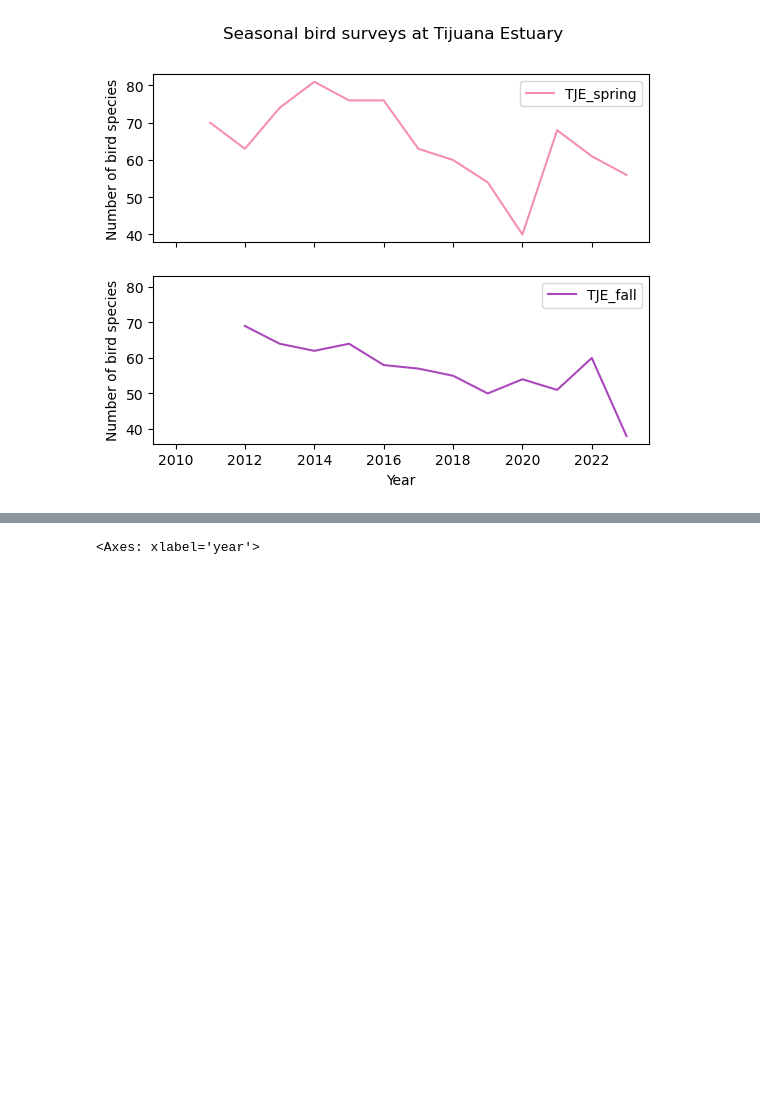
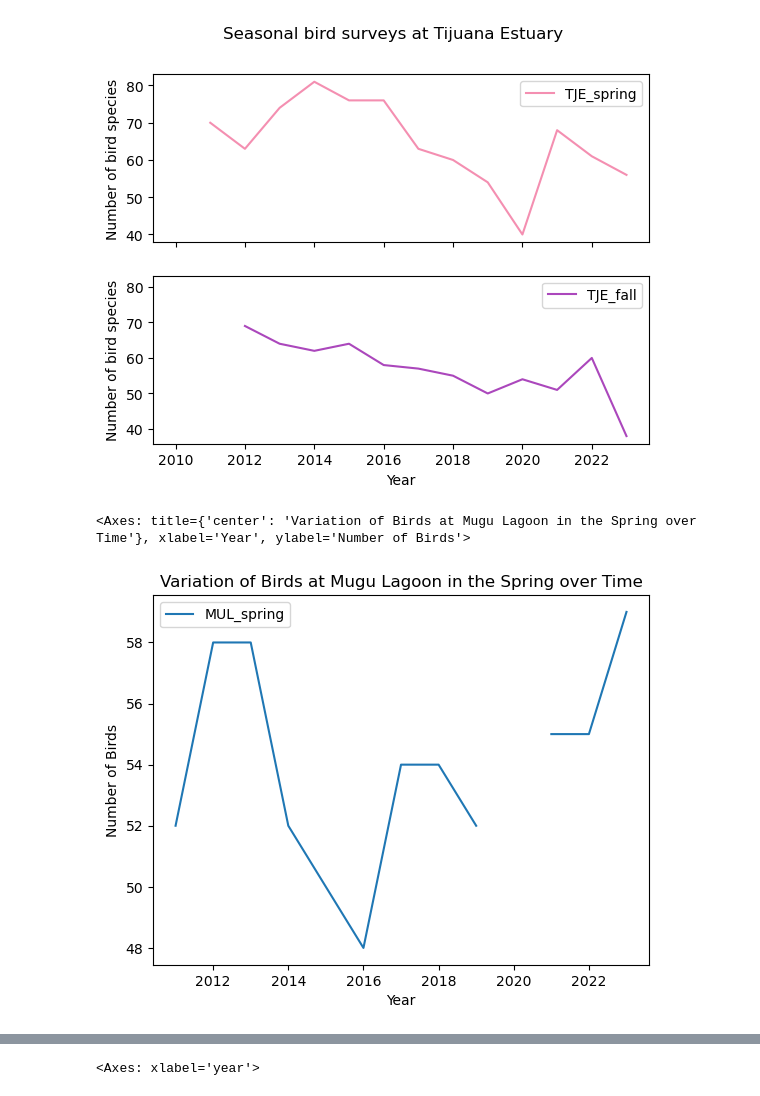
Before and after one commit to eowen19/eds220-in-class, a Jupyter notebook: week-1-basic-plotting.ipynb, the cells around one changed output, grey strips where cells are left out. Saved outputs shown, nothing was run; the diff lists cells and outputs as text; code cells hidden in the pictures; blank space fills up the shorter version.

```diff
--- a/week2-basic-plotting.ipynb
+++ b/week-1-basic-plotting.ipynb
@@ -68,0 +72,8 @@ array([<Axes: xlabel='Year', ylabel='Number of bird species'>,
+# %%
+df.plot(x='year', y='MUL_spring',
+       title = 'Variation of Birds at Mugu Lagoon in the Spring over Time',
+       xlabel = 'Year',
+       ylabel = 'Number of Birds')
+# %% [output]
+<Axes: title={'center': 'Variation of Birds at Mugu Lagoon in the Spring over Time'}, xlabel='Year', ylabel='Number of Birds'>
+[figure, added]
```
Also changed, not shown: parts of 20 cells of this notebook.
